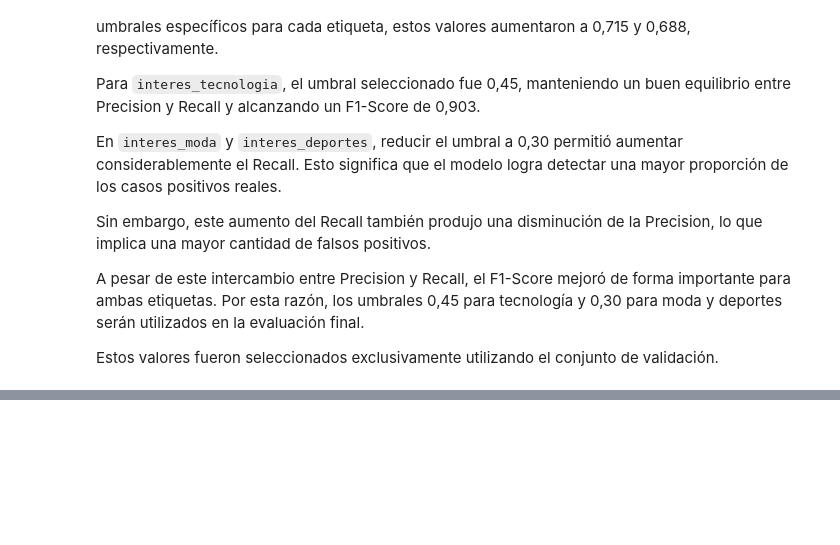
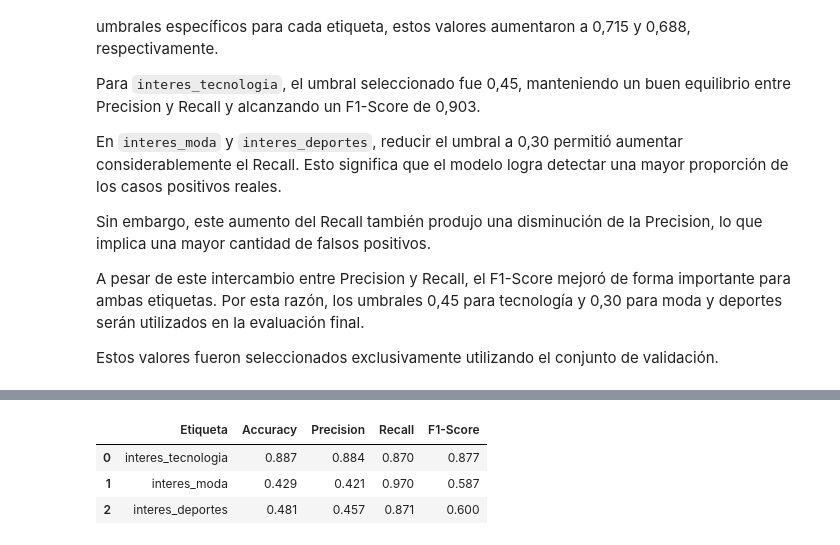
Before and after one commit to Benja-Diaz/EP1-Deep-Learning, a Jupyter notebook: Evaluacion_Parcial_1_Deep_Learning.ipynb, the cells around one changed output, grey strips where cells are left out. Saved outputs shown, nothing was run; the diff lists cells and outputs as text; code cells hidden in the pictures; blank space fills up the shorter version.

```diff
--- a/Evaluacion_Parcial_1_Deep_Learning.ipynb
+++ b/Evaluacion_Parcial_1_Deep_Learning.ipynb
@@ -3501,0 +3483,91 @@ Estos valores fueron seleccionados exclusivamente utilizando el conjunto de vali
+# %%
+# Probabilidades sobre el conjunto de prueba
+y_test_prob_final = modelo_final.predict(
+    X_test_final,
+    verbose=0
+)
+
+# Aplicar los umbrales definidos en validación
+y_test_pred_final = np.zeros_like(
+    y_test_prob_final,
+    dtype=int
+)
+
+for i, etiqueta in enumerate(columnas_y):
+
+    umbral = dict_umbrales_final[etiqueta]
+
+    y_test_pred_final[:, i] = (
+        y_test_prob_final[:, i] >= umbral
+    ).astype(int)
+# %%
+resultados_test_final = []
+
+for i, etiqueta in enumerate(columnas_y):
+
+    resultados_test_final.append({
+        'Etiqueta': etiqueta,
+
+        'Accuracy': accuracy_score(
+            y_test.iloc[:, i],
+            y_test_pred_final[:, i]
+        ),
+
+        'Precision': precision_score(
+            y_test.iloc[:, i],
+            y_test_pred_final[:, i],
+            zero_division=0
+        ),
+
+        'Recall': recall_score(
+            y_test.iloc[:, i],
+            y_test_pred_final[:, i],
+            zero_division=0
+        ),
+
+        'F1-Score': f1_score(
+            y_test.iloc[:, i],
+            y_test_pred_final[:, i],
+            zero_division=0
+        )
+    })
+
+df_test_final = pd.DataFrame(
+    resultados_test_final
+)
+
+f1_macro_test_final = f1_score(
+    y_test,
+    y_test_pred_final,
+    average='macro',
+    zero_division=0
+)
+
+f1_micro_test_final = f1_score(
+    y_test,
+    y_test_pred_final,
+    average='micro',
+    zero_division=0
+)
+
+subset_accuracy_final = accuracy_score(
+    y_test,
+    y_test_pred_final
+)
+
+display(df_test_final.round(3))
+
+print(
+    f"Subset Accuracy: {subset_accuracy_final:.3f}"
+)
+print(
+    f"F1 Macro Test: {f1_macro_test_final:.3f}"
+)
+print(
+    f"F1 Micro Test: {f1_micro_test_final:.3f}"
+)
+# %% [output]
+|  | Etiqueta | Accuracy | Precision | Recall | F1-Score |
+| 0 | interes_tecnologia | 0.887 | 0.884 | 0.870 | 0.877 |
+| 1 | interes_moda | 0.429 | 0.421 | 0.970 | 0.587 |
+| 2 | interes_deportes | 0.481 | 0.457 | 0.871 | 0.600 |
```
Also changed, not shown: parts of 65 cells of this notebook.
